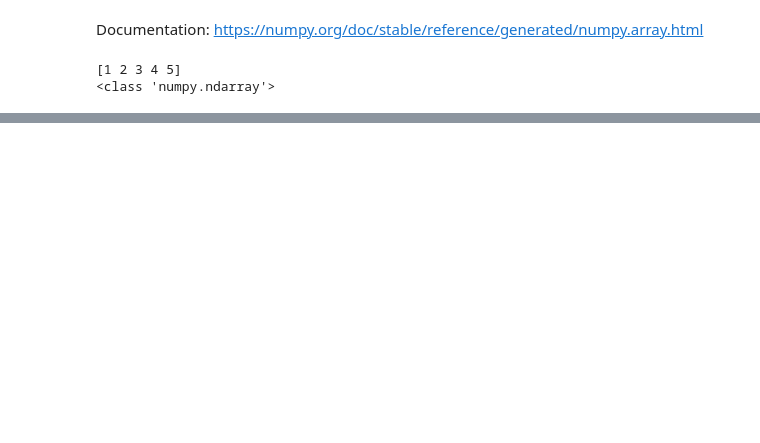
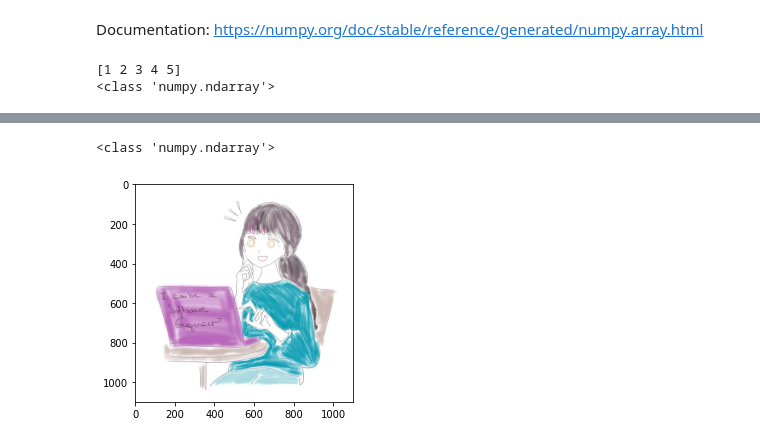
Before and after one commit to teddy-teem/ImageProcessing, a Jupyter notebook: numpyBasic.ipynb, the cells around one changed output, grey strips where cells are left out. Saved outputs shown, nothing was run; the diff lists cells and outputs as text; code cells hidden in the pictures; blank space fills up the shorter version.

```diff
--- a/numpyBasic.ipynb
+++ b/numpyBasic.ipynb
@@ -52,0 +45,7 @@ TypeError: ignored
+# %%
+im = plt.imread("./smile.webp");  # return numpy ndarray. so we cannot resize image here. to resize, we can use PIL or
+print(type(im))
+plt.imshow(im);
+# %% [output]
+<class 'numpy.ndarray'>
+[figure, added]
```
Also changed, not shown: parts of 6 cells of this notebook.
